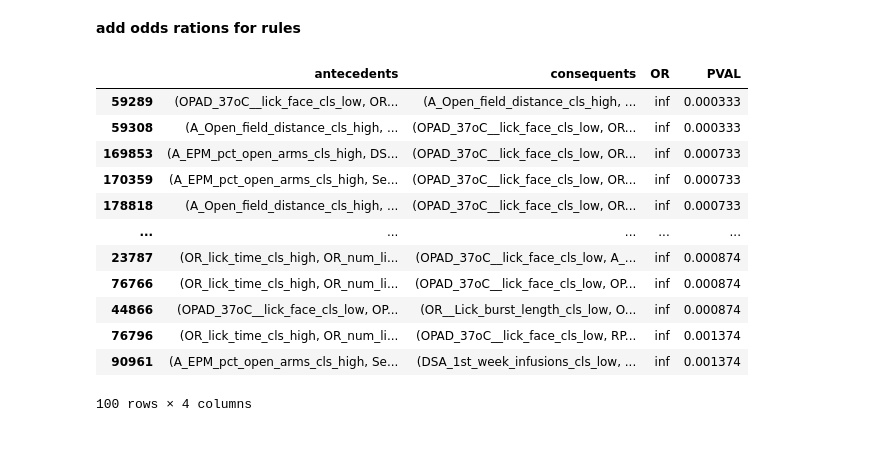
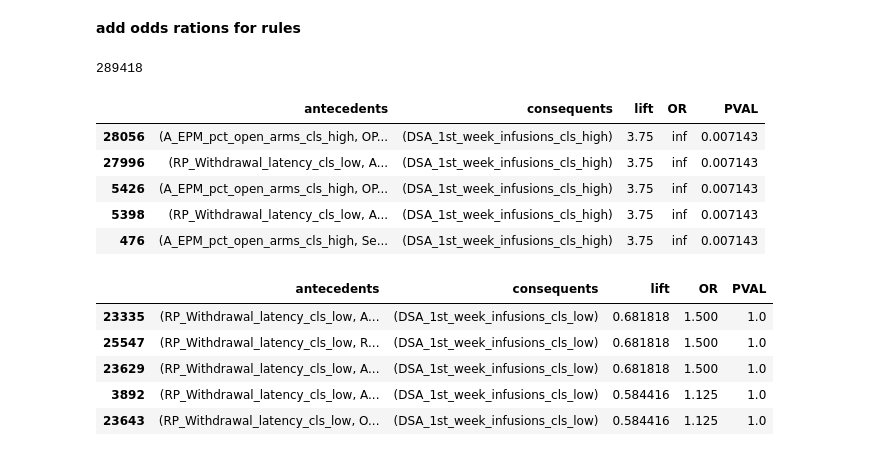
Before and after one commit to uflcod/endophenotype-study-analysis, a Jupyter notebook: notebooks/5JUN2023_rule_mining_2_classes.ipynb, the cells around one changed output. Cells and saved outputs as stored; diff of their text form; code cells hidden in the pictures.

```diff
--- a/notebooks/5JUN2023_rule_mining_2_classes.ipynb
+++ b/notebooks/5JUN2023_rule_mining_2_classes.ipynb
@@ -498,0 +404,5 @@ temp['PVAL'] = temp.apply(
+# %%
+prules = association_rules(frequent_itemsets, metric="support", min_threshold=0.2)
+len(prules)
+# %% [output]
+289418
@@ -499,28 +416,31 @@ temp['PVAL'] = temp.apply(
 # %%
-rules['OR'] = rules.apply(
+prules['OR'] = rules.apply(
     lambda x: rules_or(x['support'], x['antecedent support'], x['consequent support'], oh_df),
     axis=1
 )
 
-rules['PVAL'] = rules.apply(
+prules['PVAL'] = rules.apply(
     lambda x: rules_pval(x['support'], x['antecedent support'], x['consequent support'], oh_df),
     axis=1
 )
 # %%
 # rules.sort_values(by='PVAL', ascending=True).head(10)
-rule_cols = ['antecedents', 'consequents', 'OR', 'PVAL']
-rules[rule_cols].sort_values(by='PVAL', ascending=True).head(100)
+prule_cols = ['antecedents', 'consequents', 'lift', 'OR', 'PVAL']
+prules[prule_cols][filter6].sort_values(by='lift', ascending=False).head()
 # %% [output]
-|  | antecedents | consequents | OR | PVAL |
-| 59289 | (OPAD_37oC__lick_face_cls_low, OR... | (A_Open_field_distance_cls_high, ... | inf | 0.000333 |
-| 59308 | (A_Open_field_distance_cls_high, ... | (OPAD_37oC__lick_face_cls_low, OR... | inf | 0.000333 |
-| 169853 | (A_EPM_pct_open_arms_cls_high, DS... | (OPAD_37oC__lick_face_cls_low, OR... | inf | 0.000733 |
-| 170359 | (A_EPM_pct_open_arms_cls_high, Se... | (OPAD_37oC__lick_face_cls_low, OR... | inf | 0.000733 |
-| 178818 | (A_Open_field_distance_cls_high, ... | (OPAD_37oC__lick_face_cls_low, OR... | inf | 0.000733 |
-| ... | ... | ... | ... | ... |
-| 23787 | (OR_lick_time_cls_high, OR_num_li... | (OPAD_37oC__lick_face_cls_low, A_... | inf | 0.000874 |
-| 76766 | (OR_lick_time_cls_high, OR_num_li... | (OPAD_37oC__lick_face_cls_low, OP... | inf | 0.000874 |
-| 44866 | (OPAD_37oC__lick_face_cls_low, OP... | (OR__Lick_burst_length_cls_low, O... | inf | 0.000874 |
-| 76796 | (OR_lick_time_cls_high, OR_num_li... | (OPAD_37oC__lick_face_cls_low, RP... | inf | 0.001374 |
-| 90961 | (A_EPM_pct_open_arms_cls_high, Se... | (DSA_1st_week_infusions_cls_low, ... | inf | 0.001374 |
+|  | antecedents | consequents | lift | OR | PVAL |
+| 28056 | (A_EPM_pct_open_arms_cls_high, OP... | (DSA_1st_week_infusions_cls_high) | 3.75 | inf | 0.007143 |
+| 27996 | (RP_Withdrawal_latency_cls_low, A... | (DSA_1st_week_infusions_cls_high) | 3.75 | inf | 0.007143 |
+| 5426 | (A_EPM_pct_open_arms_cls_high, OP... | (DSA_1st_week_infusions_cls_high) | 3.75 | inf | 0.007143 |
+| 5398 | (RP_Withdrawal_latency_cls_low, A... | (DSA_1st_week_infusions_cls_high) | 3.75 | inf | 0.007143 |
+| 476 | (A_EPM_pct_open_arms_cls_high, Se... | (DSA_1st_week_infusions_cls_high) | 3.75 | inf | 0.007143 |
-100 rows × 4 columns
+# %%
+prule_cols = ['antecedents', 'consequents', 'lift', 'OR', 'PVAL']
+prules[prule_cols][filter6].sort_values(by='lift', ascending=False).tail()
+# %% [output]
+|  | antecedents | consequents | lift | OR | PVAL |
+| 23335 | (RP_Withdrawal_latency_cls_low, A... | (DSA_1st_week_infusions_cls_low) | 0.681818 | 1.500 | 1.0 |
+| 25547 | (RP_Withdrawal_latency_cls_low, R... | (DSA_1st_week_infusions_cls_low) | 0.681818 | 1.500 | 1.0 |
+| 23629 | (RP_Withdrawal_latency_cls_low, A... | (DSA_1st_week_infusions_cls_low) | 0.681818 | 1.500 | 1.0 |
+| 3892 | (RP_Withdrawal_latency_cls_low, A... | (DSA_1st_week_infusions_cls_low) | 0.584416 | 1.125 | 1.0 |
+| 23643 | (RP_Withdrawal_latency_cls_low, O... | (DSA_1st_week_infusions_cls_low) | 0.584416 | 1.125 | 1.0 |
```
Also changed, not shown: parts of 22 cells of this notebook.
